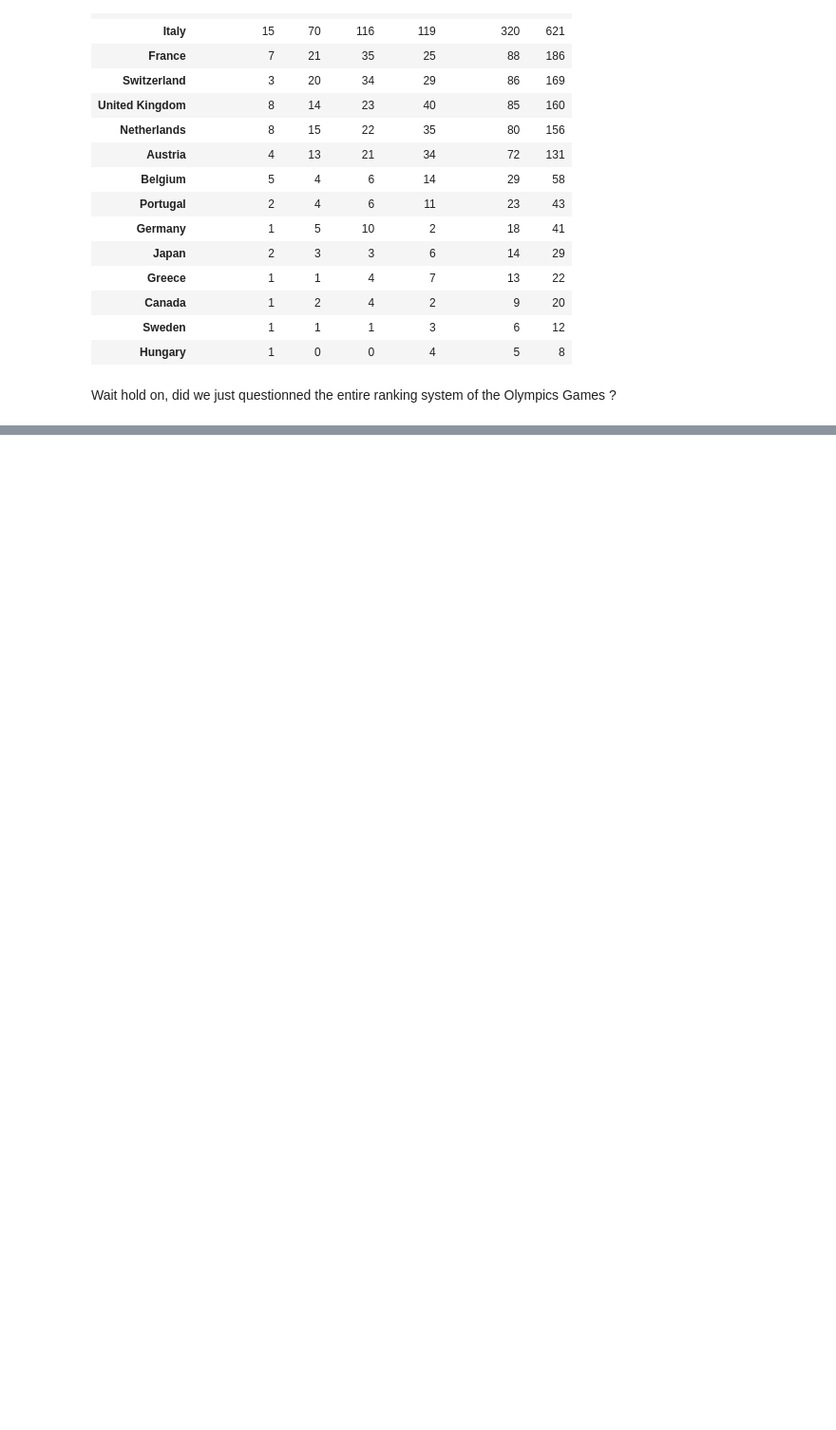
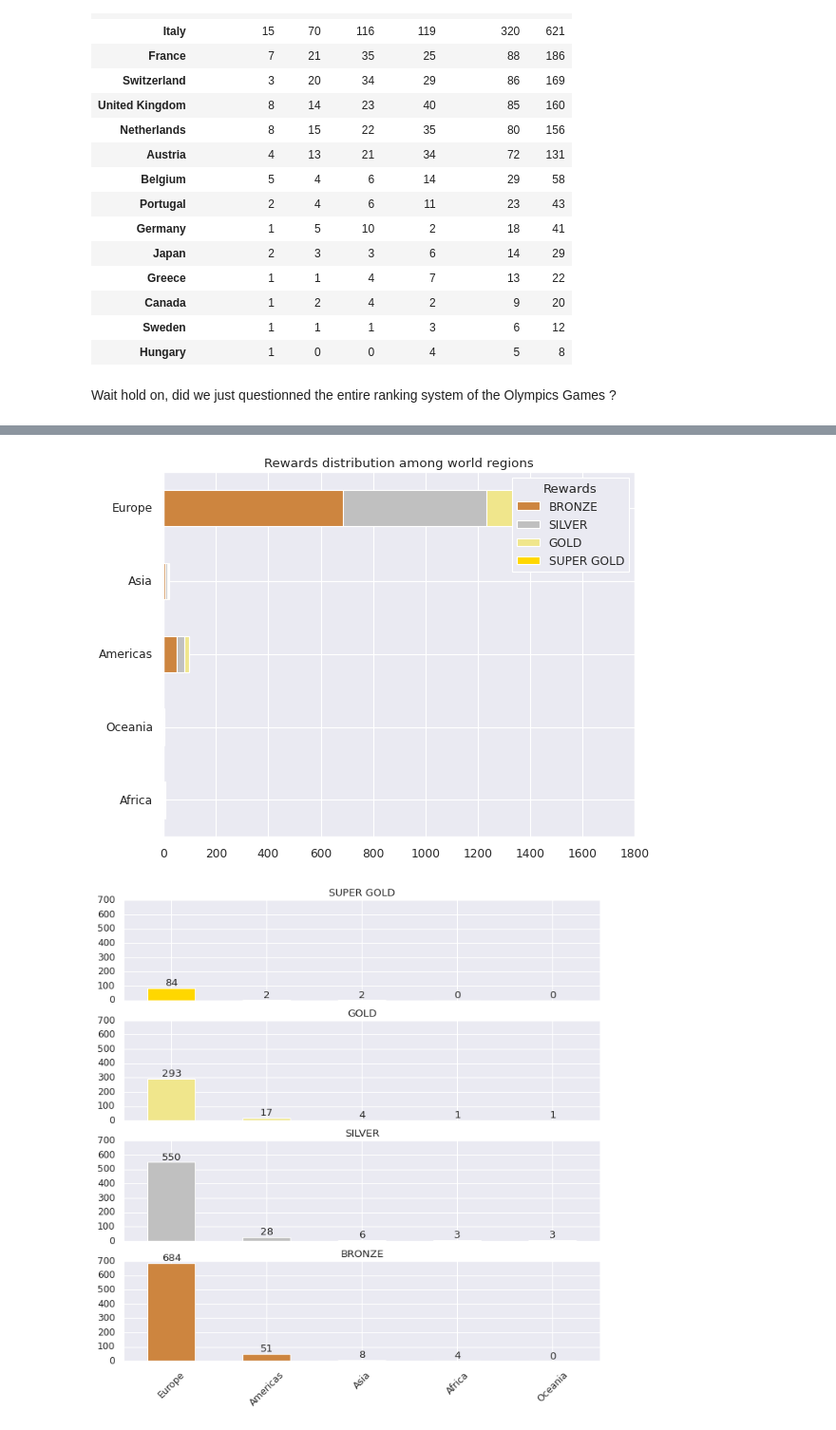
Before and after one commit to NanoClem/world-cheese-awards-analysis, a Jupyter notebook: world_cheese_awards_2021_EDA.ipynb, the cells around one changed output, grey strips where cells are left out. Shown at 95% size. Drawn from its saved outputs; the diff is of its cells as text; code cells hidden in the pictures; blank space fills up the shorter version.

```diff
--- a/world_cheese_awards_2021_EDA.ipynb
+++ b/world_cheese_awards_2021_EDA.ipynb
@@ -419,7 +429,7 @@ def rewards_distrib(
     padding_top: float = 1.6,
 ):
     """Plot the distribution of each rewards in separate subplots."""
-    fig, ax = plt.subplots(len(ratings), 1, figsize=figsize, sharex=True)
+    fig, ax = plt.subplots(len(ratings), 1, figsize=figsize, sharex=True, sharey=True)
 
     for i, rt in enumerate(ratings):
         df.loc[:, rt].plot(kind=bar_type, ax=ax[i], title=rt, color=colors[i])
@@ -537,0 +547,6 @@ Wait hold on, did we just questionned the entire ranking system of the Olympics
+# %%
+df_regions = df_merged[['region', 'sub_region', 'rating']]
+# %%
+df_reg_rank = pd.crosstab(df_regions.region, df_regions.rating)
+df_reg_rank = df_reg_rank.loc[:, ::-1].sort_values(by='SUPER GOLD', ascending=False)
+df_reg_rank
@@ -537,0 +561,6 @@ Wait hold on, did we just questionned the entire ranking system of the Olympics
+# %%
+stacked_rewards_distrib(df_reg_rank, 'SUPER GOLD', 'Rewards distribution among world regions')
+rewards_distrib(df_reg_rank, bar_labels=True, colors=color_palette[::-1])
+# %% [output]
+[figure, added]
+[figure, added]
```
Also changed, not shown: parts of 37 cells of this notebook.
